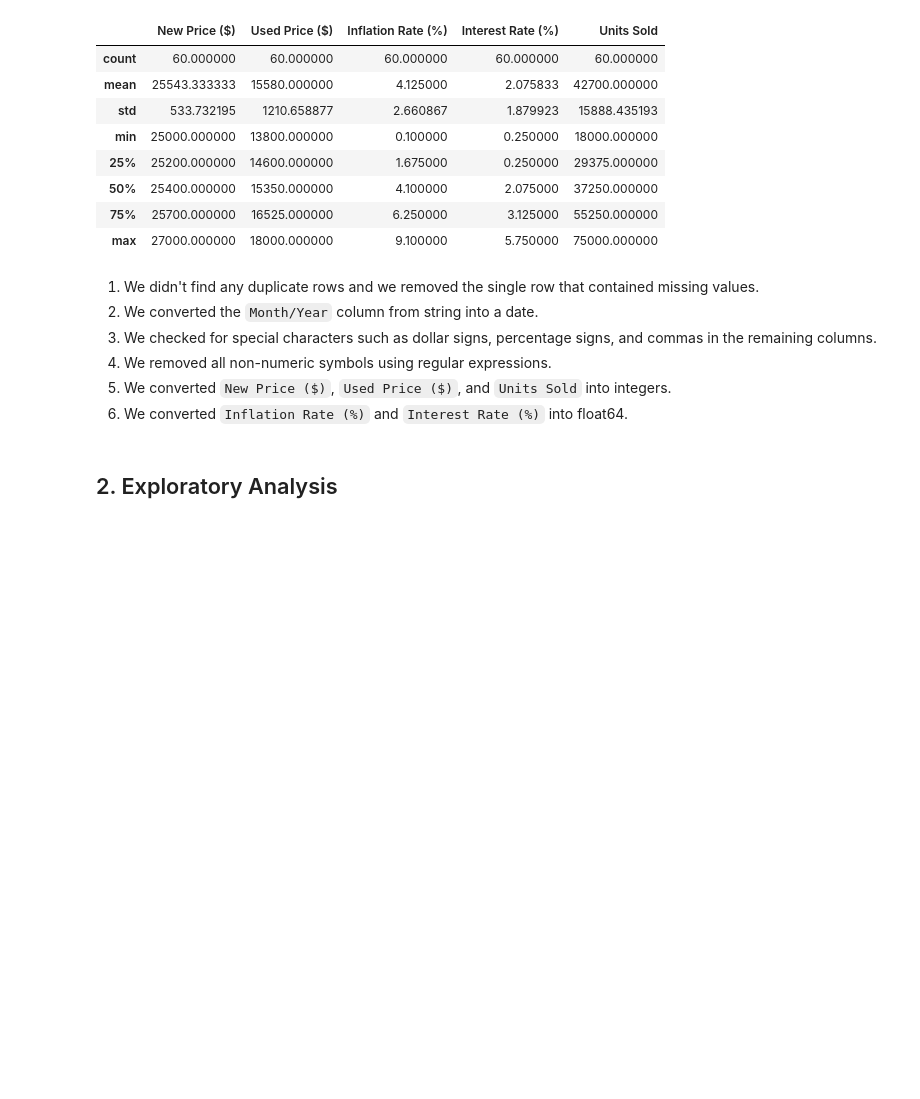
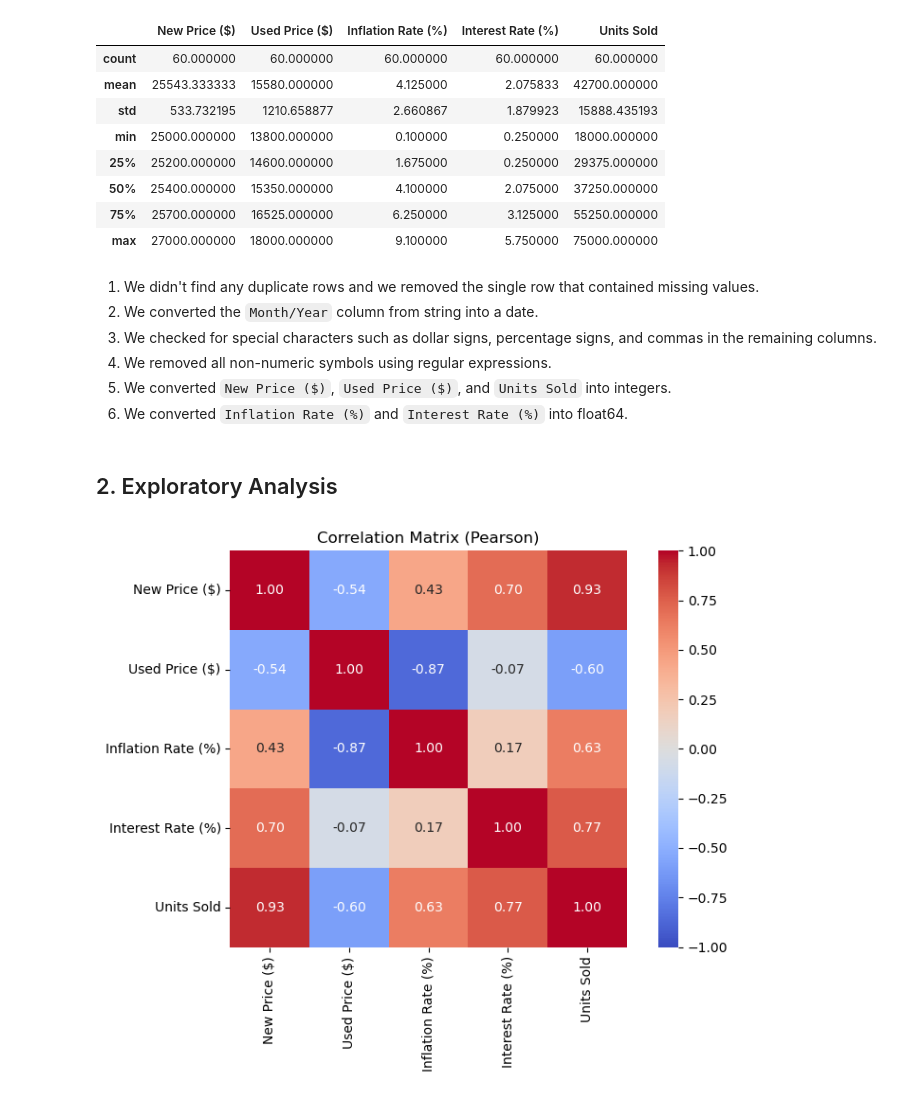
Before and after one commit to dimitristsitouras/DS-Fundamentals, a Jupyter notebook: week7/midterm_project.ipynb, the cells around one changed output. Drawn from its saved outputs; the diff is of its cells as text; code cells hidden in the pictures; blank space fills up the shorter version.

```diff
--- a/week7/midterm_project.ipynb
+++ b/week7/midterm_project.ipynb
@@ -43,6 +43,7 @@ df = df.dropna(how='all')
 # %%
 # Convert to date Month/Year
 df['Month/Year'] = pd.to_datetime(df['Month/Year'], format='%y-%b').dt.to_period('M')
+df = df.sort_values('Month/Year').reset_index(drop=True)
 df.head()
 # %% [output]
 |  | Month/Year | New Price ($) | Used Price ($) | Inflation Rate (%) | Interest Rate (%) | Units Sold |
@@ -149,3 +149,16 @@ df.describe()
 6. We converted `Inflation Rate (%)` and `Interest Rate (%)` into float64.
 # %% [markdown]
 ## 2. Exploratory Analysis
+# %%
+import seaborn as sns
+import matplotlib.pyplot as plt
+
+numeric_cols = ['New Price ($)', 'Used Price ($)', 'Inflation Rate (%)', 'Interest Rate (%)', 'Units Sold']
+corr = df[numeric_cols].corr()
+plt.figure(figsize=(8, 6))
+sns.heatmap(corr, annot=True, fmt='.2f', cmap='coolwarm', vmin=-1, vmax=1, square=True)
+plt.title('Correlation Matrix (Pearson)')
+plt.tight_layout()
+plt.show()
+# %% [output]
+[figure, added]
```
Also changed, not shown: parts of 30 cells of this notebook.
